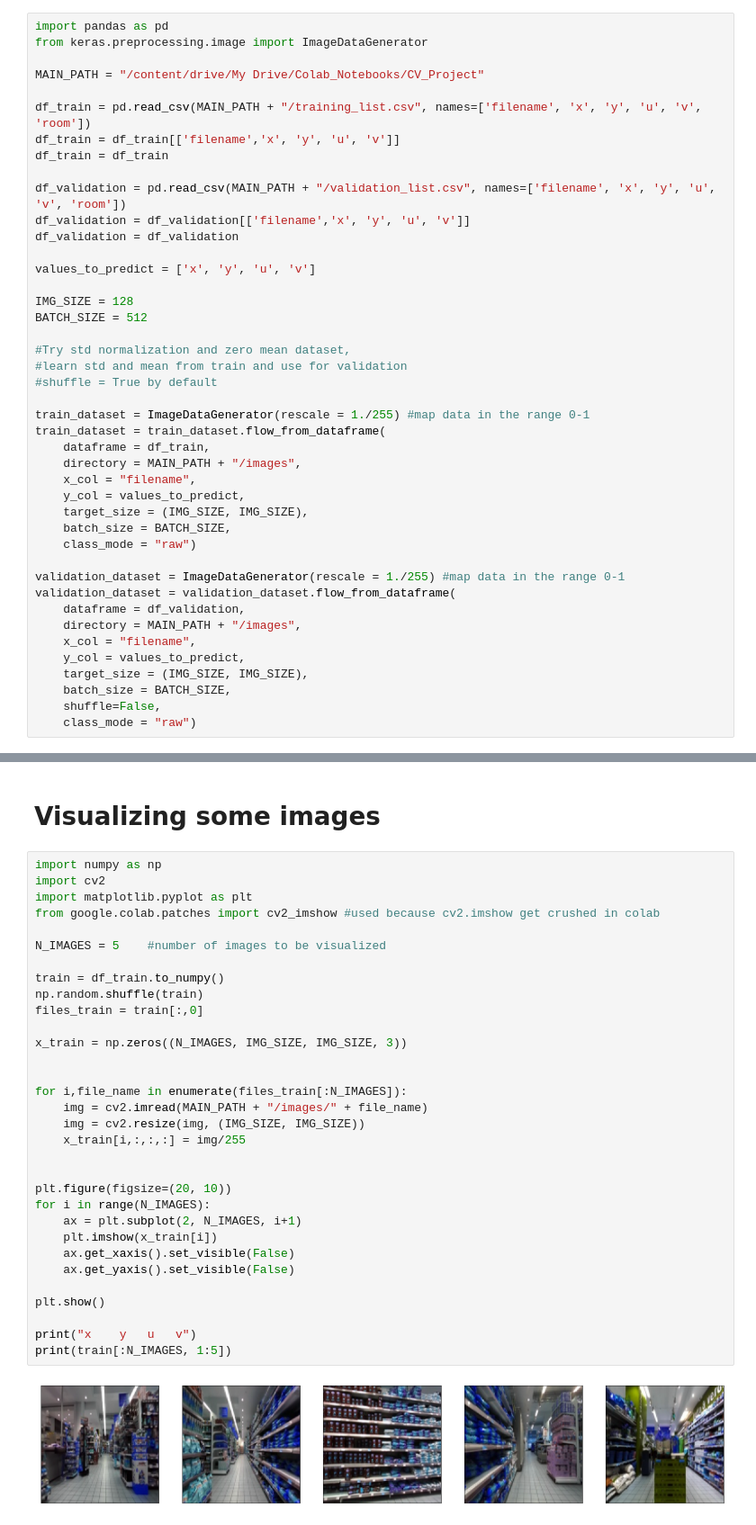
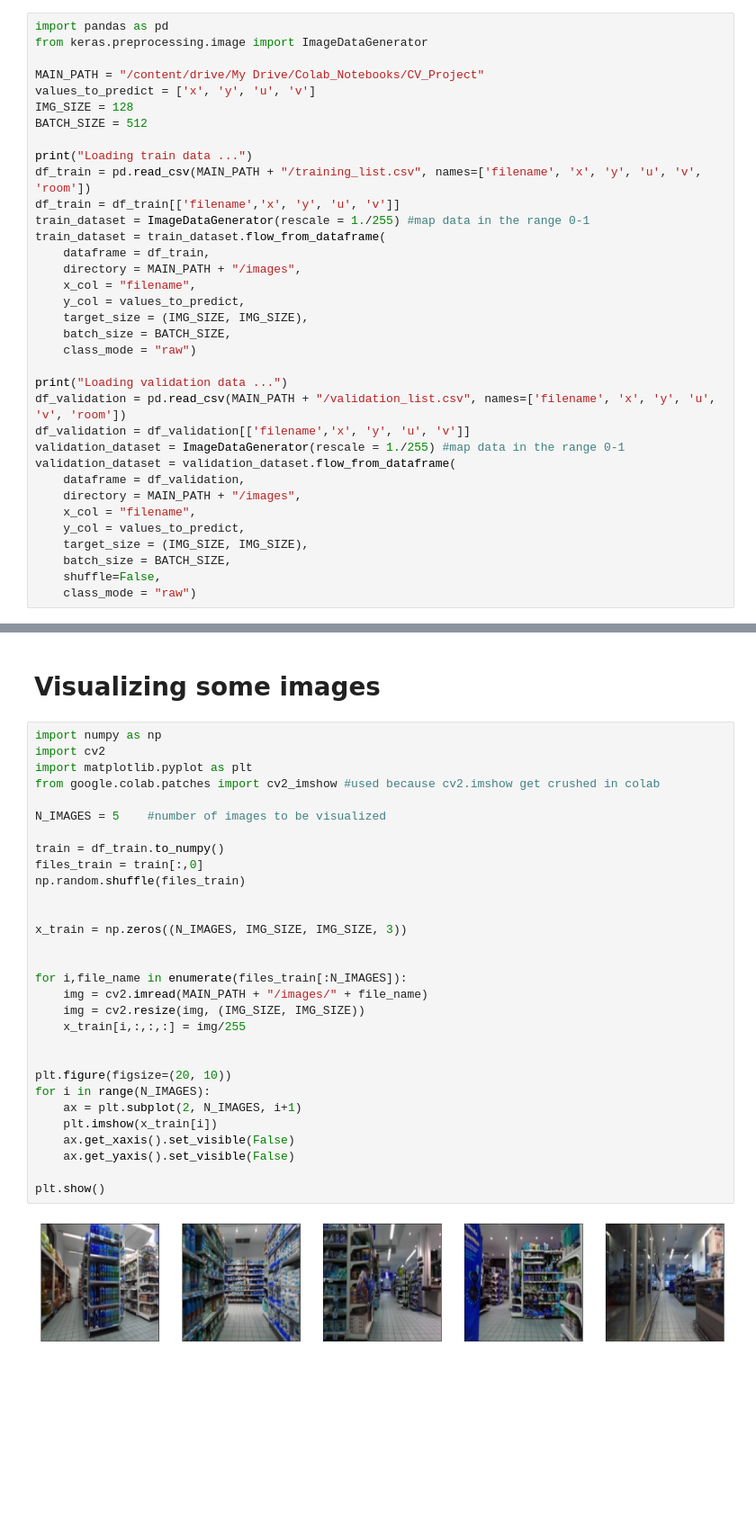
Before and after one commit to DanieleAngioni97/CV_Project, a Jupyter notebook: Localization.ipynb, the cells around one changed output, grey strips where cells are left out. Shown at 90% size. Drawn from its saved outputs; the diff is of its cells as text; blank space fills up the shorter version.

```diff
--- a/Localization.ipynb
+++ b/Localization.ipynb
@@ -17,24 +17,13 @@ import pandas as pd
 from keras.preprocessing.image import ImageDataGenerator
 
 MAIN_PATH = "/content/drive/My Drive/Colab_Notebooks/CV_Project"
-
-df_train = pd.read_csv(MAIN_PATH + "/training_list.csv", names=['filename', 'x', 'y', 'u', 'v', 'room'])
-df_train = df_train[['filename','x', 'y', 'u', 'v']]
-df_train = df_train
-
-df_validation = pd.read_csv(MAIN_PATH + "/validation_list.csv", names=['filename', 'x', 'y', 'u', 'v', 'room'])
-df_validation = df_validation[['filename','x', 'y', 'u', 'v']]
-df_validation = df_validation
-
 values_to_predict = ['x', 'y', 'u', 'v']
-
 IMG_SIZE = 128
 BATCH_SIZE = 512
 
-#Try std normalization and zero mean dataset,
-#learn std and mean from train and use for validation
-#shuffle = True by default
-
+print("Loading train data ...")
+df_train = pd.read_csv(MAIN_PATH + "/training_list.csv", names=['filename', 'x', 'y', 'u', 'v', 'room'])
+df_train = df_train[['filename','x', 'y', 'u', 'v']]
 train_dataset = ImageDataGenerator(rescale = 1./255) #map data in the range 0-1
 train_dataset = train_dataset.flow_from_dataframe(
     dataframe = df_train,
@@ -45,6 +34,9 @@ train_dataset = train_dataset.flow_from_dataframe(
     batch_size = BATCH_SIZE,
     class_mode = "raw")
 
+print("Loading validation data ...")
+df_validation = pd.read_csv(MAIN_PATH + "/validation_list.csv", names=['filename', 'x', 'y', 'u', 'v', 'room'])
+df_validation = df_validation[['filename','x', 'y', 'u', 'v']]
 validation_dataset = ImageDataGenerator(rescale = 1./255) #map data in the range 0-1
 validation_dataset = validation_dataset.flow_from_dataframe(
     dataframe = df_validation,
@@ -91,34 +57,32 @@ Train limits max:  [19.770398999999998 7.834498]
 # %%
 import numpy as np
 import cv2
 import matplotlib.pyplot as plt
 from google.colab.patches import cv2_imshow #used because cv2.imshow get crushed in colab
 
 N_IMAGES = 5    #number of images to be visualized
 
 train = df_train.to_numpy()
-np.random.shuffle(train)
 files_train = train[:,0]
+np.random.shuffle(files_train)
+
 
 x_train = np.zeros((N_IMAGES, IMG_SIZE, IMG_SIZE, 3))
 
 
 for i,file_name in enumerate(files_train[:N_IMAGES]):
     img = cv2.imread(MAIN_PATH + "/images/" + file_name)
     img = cv2.resize(img, (IMG_SIZE, IMG_SIZE))
     x_train[i,:,:,:] = img/255
 
 
 plt.figure(figsize=(20, 10))
 for i in range(N_IMAGES):
     ax = plt.subplot(2, N_IMAGES, i+1)
     plt.imshow(x_train[i])
     ax.get_xaxis().set_visible(False)
     ax.get_yaxis().set_visible(False)
 
 plt.show()
-
-print("x    y   u   v")
-print(train[:N_IMAGES, 1:5])
 # %% [output]
-[figure, old version]
+[figure, new version]
```
Also changed, not shown: parts of 17 cells of this notebook.
